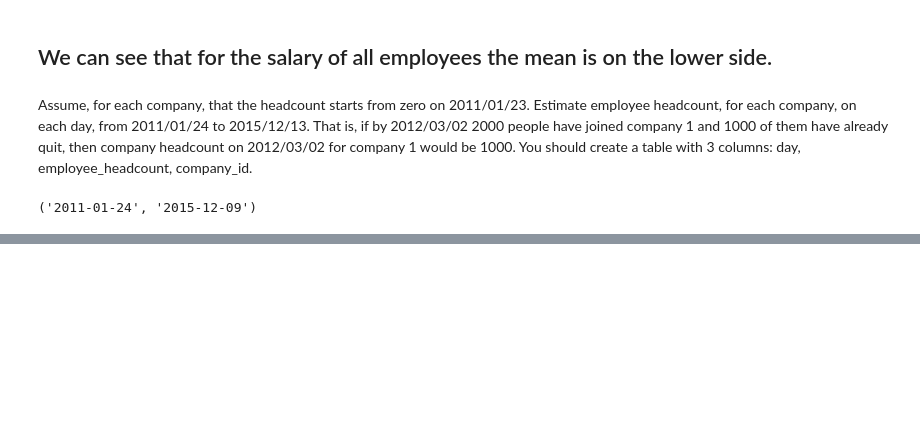
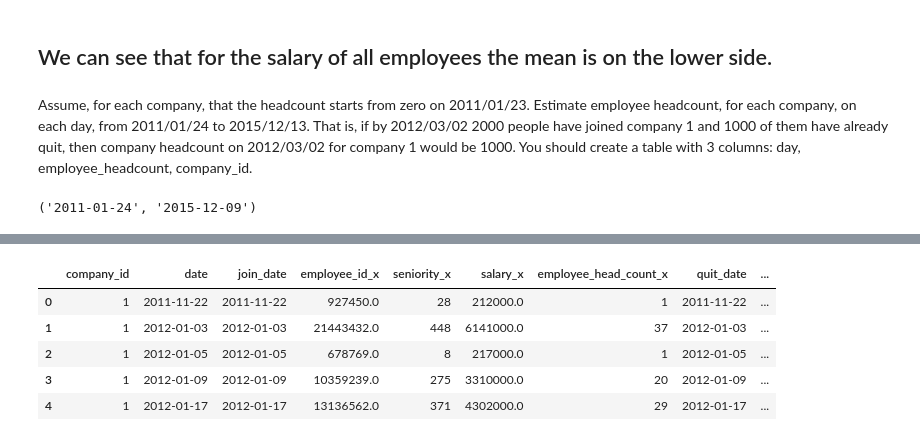
Before and after one commit to cwczarnik/DataScienceBootcamp_DC, a Jupyter notebook: employee_retention/employee_retention.ipynb, the cells around one changed output, grey strips where cells are left out. Saved outputs shown, nothing was run; the diff lists cells and outputs as text; code cells hidden in the pictures; blank space fills up the shorter version.

```diff
--- a/employee_retention/employee_retention.ipynb
+++ b/employee_retention/employee_retention.ipynb
@@ -112,0 +131,7 @@ segmented_by_date.groupby(['join_date','company_id']).count().reset_index()[['jo
+# %%
+unique_companies = pd.DataFrame(merged_data['company_id'].unique())
+# %%
+unique_companies['key'] = 0
+unique_times['key'] = 0
+companies_and_times = pd.merge(unique_companies,unique_times, on = 'key')
+companies_and_times.drop('key',1, inplace=True)
@@ -112,0 +152,9 @@ segmented_by_date.groupby(['join_date','company_id']).count().reset_index()[['jo
+# %%
+data_headcount_2.head()
+# %% [output]
+|  | company_id | date | join_date | employee_id_x | seniority_x | salary_x | employee_head_count_x | quit_date | ... |
+| 0 | 1 | 2011-11-22 | 2011-11-22 | 927450.0 | 28 | 212000.0 | 1 | 2011-11-22 | ... |
+| 1 | 1 | 2012-01-03 | 2012-01-03 | 21443432.0 | 448 | 6141000.0 | 37 | 2012-01-03 | ... |
+| 2 | 1 | 2012-01-05 | 2012-01-05 | 678769.0 | 8 | 217000.0 | 1 | 2012-01-05 | ... |
+| 3 | 1 | 2012-01-09 | 2012-01-09 | 10359239.0 | 275 | 3310000.0 | 20 | 2012-01-09 | ... |
+| 4 | 1 | 2012-01-17 | 2012-01-17 | 13136562.0 | 371 | 4302000.0 | 29 | 2012-01-17 | ... |
```
Also changed, not shown: parts of 23 cells of this notebook.
